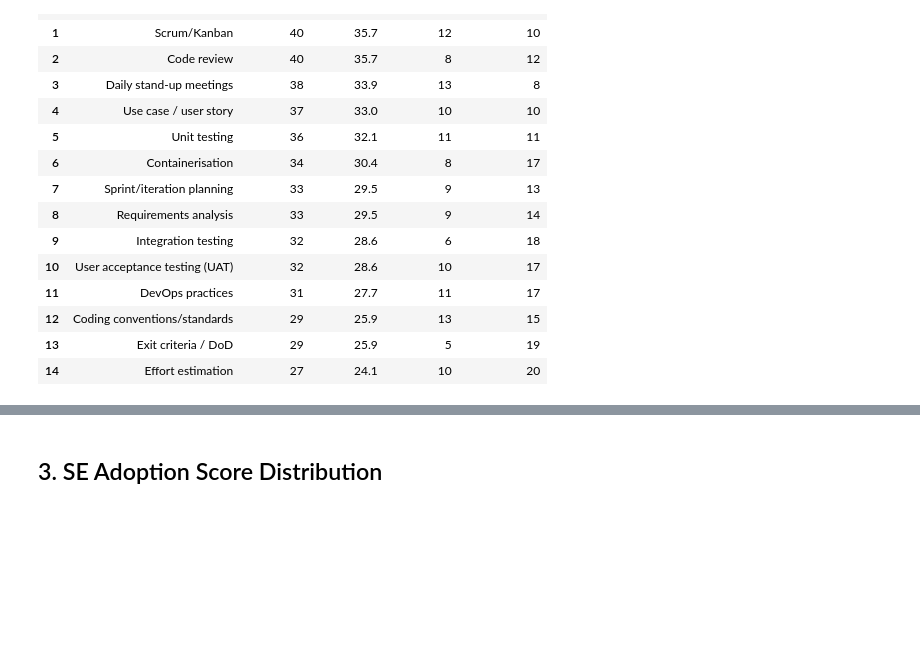
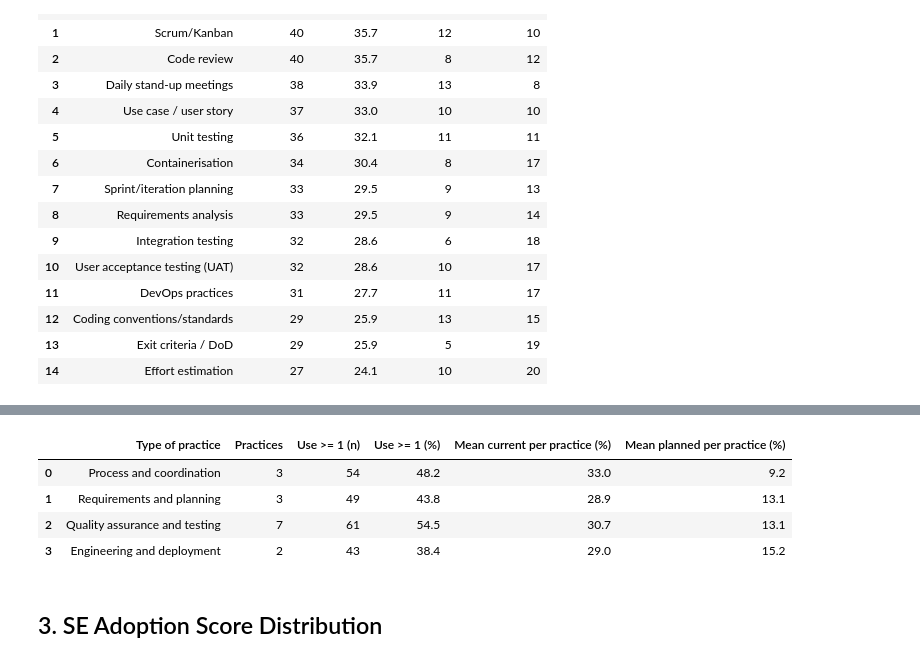
Before and after one commit to cragkhit/se4ds-replication-package, a Jupyter notebook: analysis_rq3.ipynb, the cells around one changed output, grey strips where cells are left out. Saved outputs shown, nothing was run; the diff lists cells and outputs as text; code cells hidden in the pictures; blank space fills up the shorter version.

```diff
--- a/analysis_rq3.ipynb
+++ b/analysis_rq3.ipynb
@@ -109,3 +111,24 @@ display(meth_df)
+# %%
+group_rows = []
+for group, cols in PRACTICE_GROUPS.items():
+    cur  = df[[c + '_curr' for c in cols]]
+    plan = df[[c + '_plan' for c in cols]]
+    n_any = int((cur.sum(axis=1) > 0).sum())
+    group_rows.append({
+        'Type of practice':           group,
+        'Practices':                  len(cols),
+        'Use >= 1 (n)':               n_any,
+        'Use >= 1 (%)':               round(n_any / N * 100, 1),
+        'Mean current per practice (%)': round(cur.mean().mean() * 100, 1),
+        'Mean planned per practice (%)': round(plan.mean().mean() * 100, 1),
+    })
+display(pd.DataFrame(group_rows))
+# %% [output]
+|  | Type of practice | Practices | Use >= 1 (n) | Use >= 1 (%) | Mean current per practice (%) | Mean planned per practice (%) |
+| 0 | Process and coordination | 3 | 54 | 48.2 | 33.0 | 9.2 |
+| 1 | Requirements and planning | 3 | 49 | 43.8 | 28.9 | 13.1 |
+| 2 | Quality assurance and testing | 7 | 61 | 54.5 | 30.7 | 13.1 |
+| 3 | Engineering and deployment | 2 | 43 | 38.4 | 29.0 | 15.2 |
 # %% [markdown]
 ## 3. SE Adoption Score Distribution
 # %%
```
Also changed, not shown: parts of 7 cells of this notebook, 29 other files.
